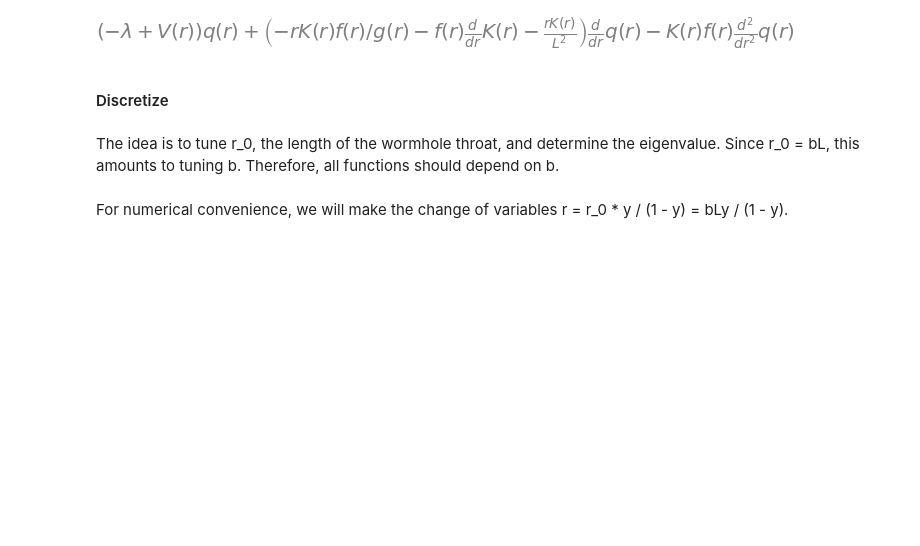
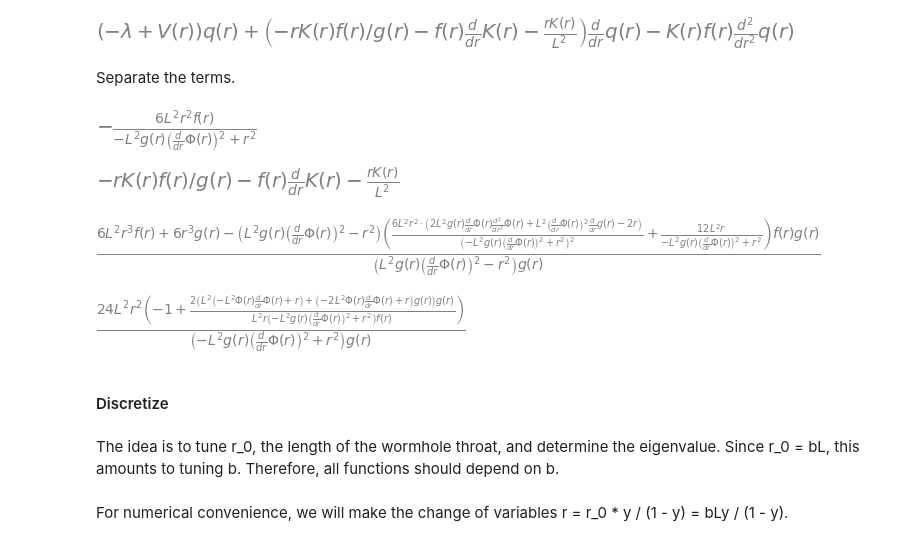
Before and after one commit to jchryssanthacopoulos/wormholes, a Jupyter notebook: negative_modes_analysis.ipynb, the cells around one changed output. Drawn from its saved outputs; the diff is of its cells as text; code cells hidden in the pictures; blank space fills up the shorter version.

```diff
--- a/negative_modes_analysis.ipynb
+++ b/negative_modes_analysis.ipynb
@@ -121,6 +110,28 @@ eigen = -lam * q - r * f * K * dq / g - f * K * ddq - f * dK * dq + V * q - r *
 eigen.collect([q, dq])
 # %% [output]
 [figure]
+# %% [markdown]
+Separate the terms.
+# %%
+ddq_factor = (-K * f).subs({K: K_sol})
+ddq_factor
+# %% [output]
+[figure, added]
+# %%
+dq_factor = -r * K * f / g - r * K / L ** 2 - f * dK
+dq_factor
+# %% [output]
+[figure, added]
+# %%
+dq_factor = dq_factor.subs({K: K_sol}).simplify()
+dq_factor
+# %% [output]
+[figure, added]
+# %%
+q_factor = V.subs({V: V_sol})
+q_factor
+# %% [output]
+[figure, added]
 # %% [markdown]
 #### Discretize
 # %% [markdown]
```
Also changed, not shown: parts of 53 cells of this notebook.
